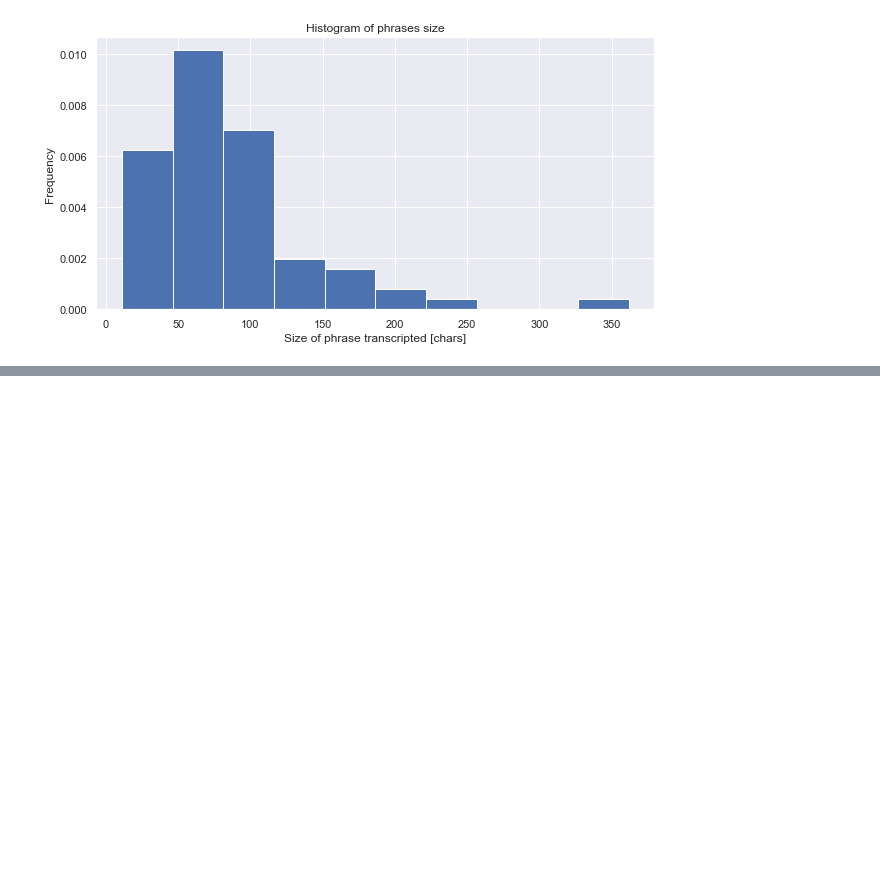
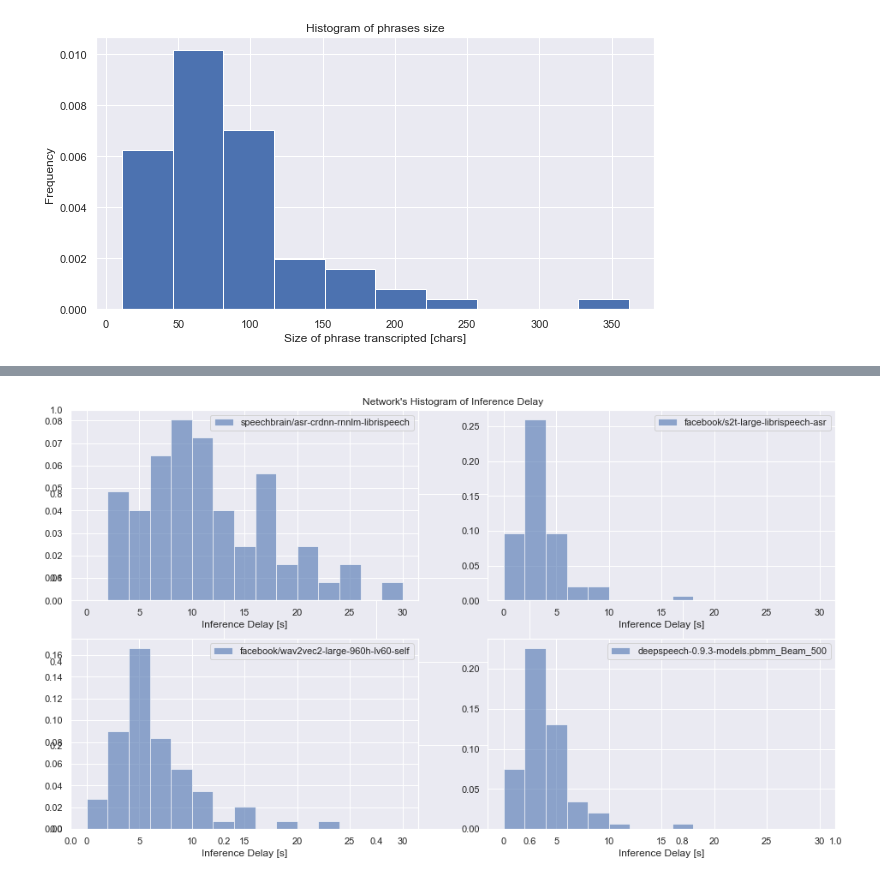
Before and after one commit to lucasagrizzi/ASR, a Jupyter notebook: eval/evaluation_networks.ipynb, the cells around one changed output, grey strips where cells are left out. Cells and saved outputs as stored; diff of their text form; code cells hidden in the pictures; blank space fills up the shorter version.

```diff
--- a/eval/evaluation_networks.ipynb
+++ b/eval/evaluation_networks.ipynb
@@ -77,0 +135,30 @@ plt.show()
+# %%
+networks = [
+    'speechbrain/asr-crdnn-rnnlm-librispeech',
+    'facebook/s2t-large-librispeech-asr',
+    'facebook/wav2vec2-large-960h-lv60-self',
+    # 'deepspeech-0.9.3-models.pbmm_Beam_100',
+    # 'deepspeech-0.9.3-models.pbmm_Beam_250',
+    'deepspeech-0.9.3-models.pbmm_Beam_500',
+]
+
+fig = plt.figure(figsize=(16,9))
+plt.title("Network's Histogram of Inference Delay")
+
+for i, col in enumerate(networks):
+
+    Y = df[col+"_inf_time"].values.reshape(-1, 1)
+
+    fig.add_subplot(2,2,i+1)
+
+    plt.hist(Y, alpha=0.6, label=col, density=True, bins=15, range=(0, 30))
+    # plt.axvline(Y.mean(), color='k', linestyle='dashed', linewidth=1)
+    # min_ylim, max_ylim = plt.ylim()
+    # plt.text(Y.mean()*1.3, max_ylim*0.7, 'Mean: {:.2f}'.format(Y.mean()))
+
+    plt.legend()
+    plt.xlabel("Inference Delay [s]")
+plt.savefig('./graphs/histogram_delay.png')
+plt.show()
+# %% [output]
+[figure, added]
```
Also changed, not shown: parts of 10 cells of this notebook, 7 other files.
